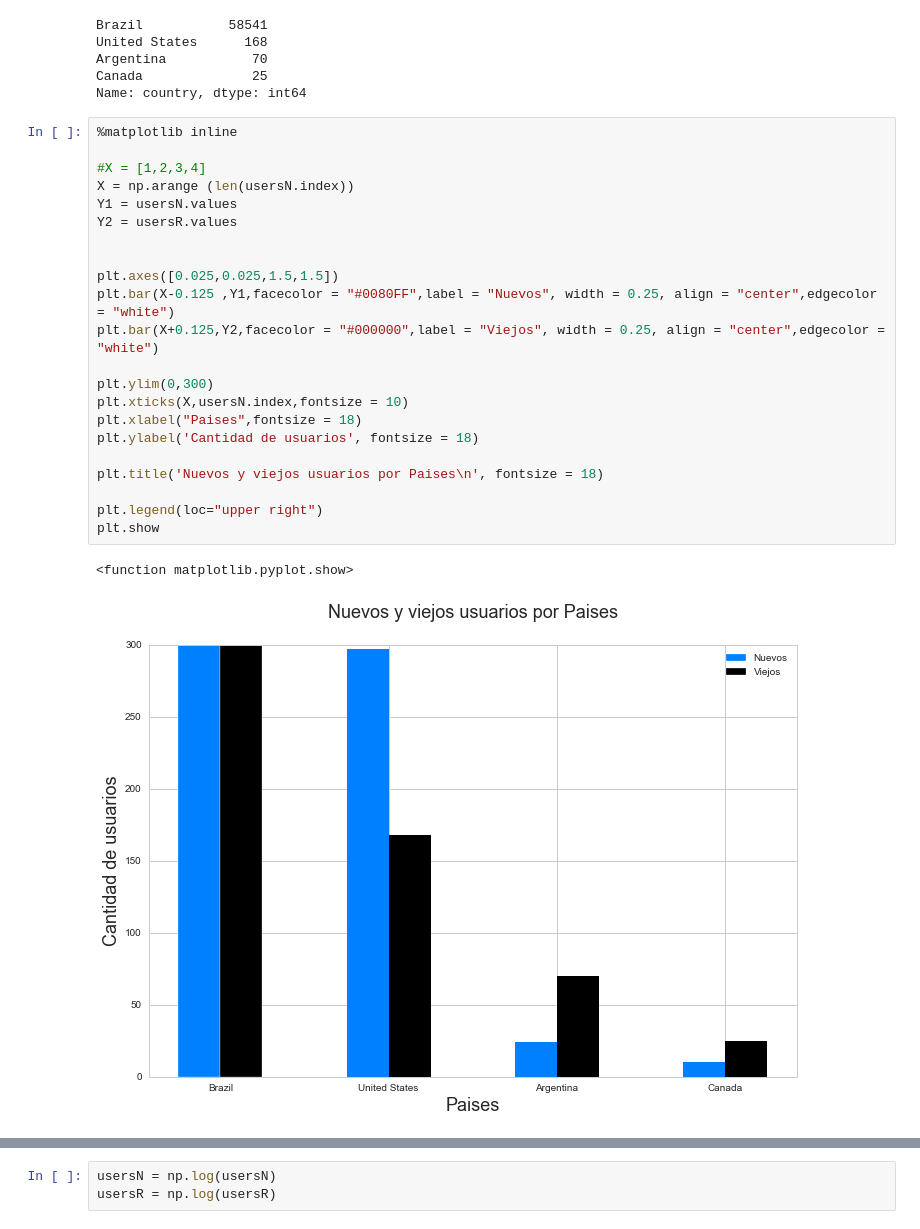
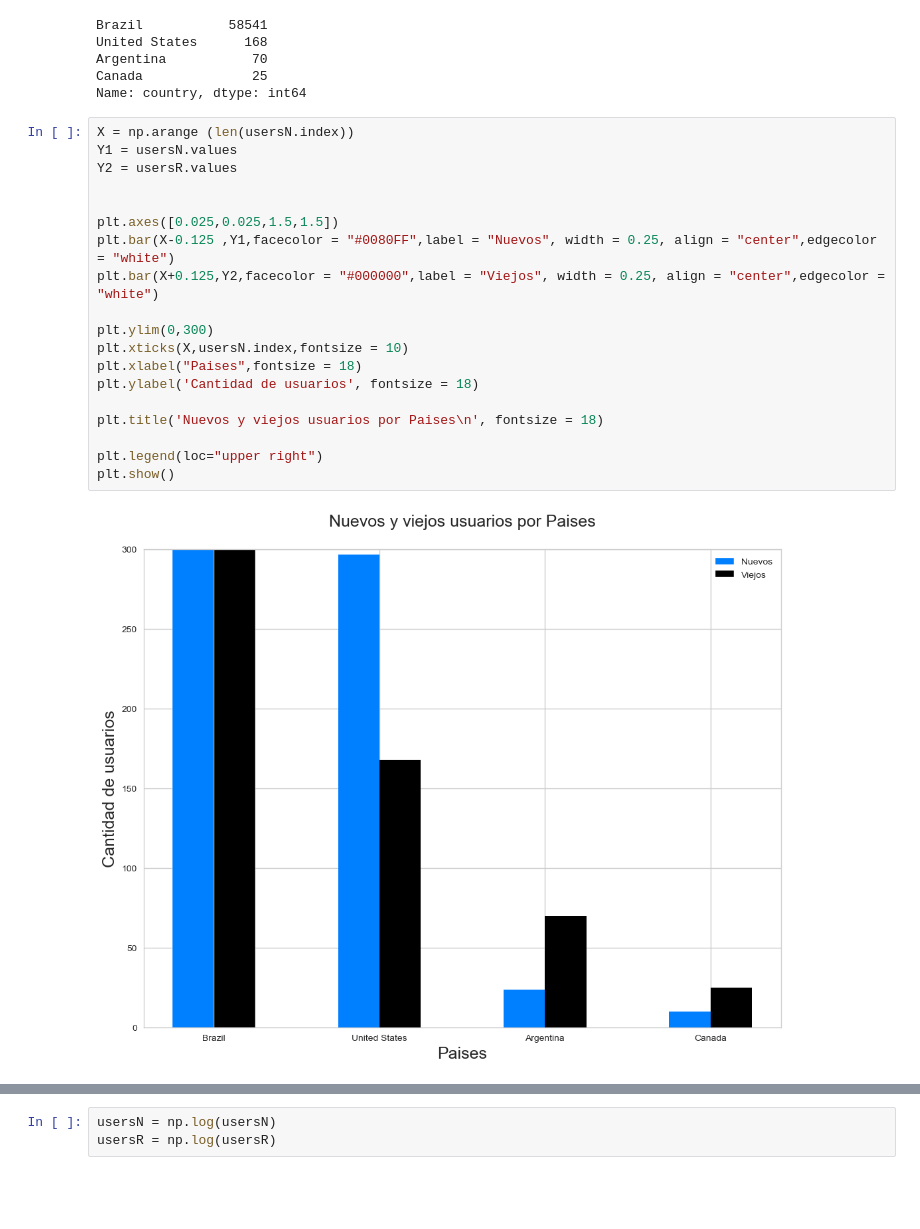
Before and after one commit to ConstanzaGonzalez/DatataFrita, a Jupyter notebook: tp/Viejos y nuevos usuarios.ipynb, the cells around one changed output, grey strips where cells are left out. Cells and saved outputs as stored; diff of their text form; blank space fills up the shorter version.

```diff
--- a/tp/Viejos y nuevos usuarios.ipynb
+++ b/tp/Viejos y nuevos usuarios.ipynb
@@ -57,27 +57,23 @@ Argentina           70
 Canada              25
 Name: country, dtype: int64
 # %%
-%matplotlib inline
-
-#X = [1,2,3,4]
 X = np.arange (len(usersN.index))
 Y1 = usersN.values
 Y2 = usersR.values
 
 
 plt.axes([0.025,0.025,1.5,1.5])
 plt.bar(X-0.125 ,Y1,facecolor = "#0080FF",label = "Nuevos", width = 0.25, align = "center",edgecolor = "white")
 plt.bar(X+0.125,Y2,facecolor = "#000000",label = "Viejos", width = 0.25, align = "center",edgecolor = "white")
 
 plt.ylim(0,300)
 plt.xticks(X,usersN.index,fontsize = 10)
 plt.xlabel("Paises",fontsize = 18)
 plt.ylabel('Cantidad de usuarios', fontsize = 18)
 
 plt.title('Nuevos y viejos usuarios por Paises\n', fontsize = 18)
 
 plt.legend(loc="upper right")
-plt.show
+plt.show()
 # %% [output]
-<function matplotlib.pyplot.show>
-[figure, old version]
+[figure, new version]
```
Also changed, not shown: parts of 2 cells of this notebook, 1 other file.
